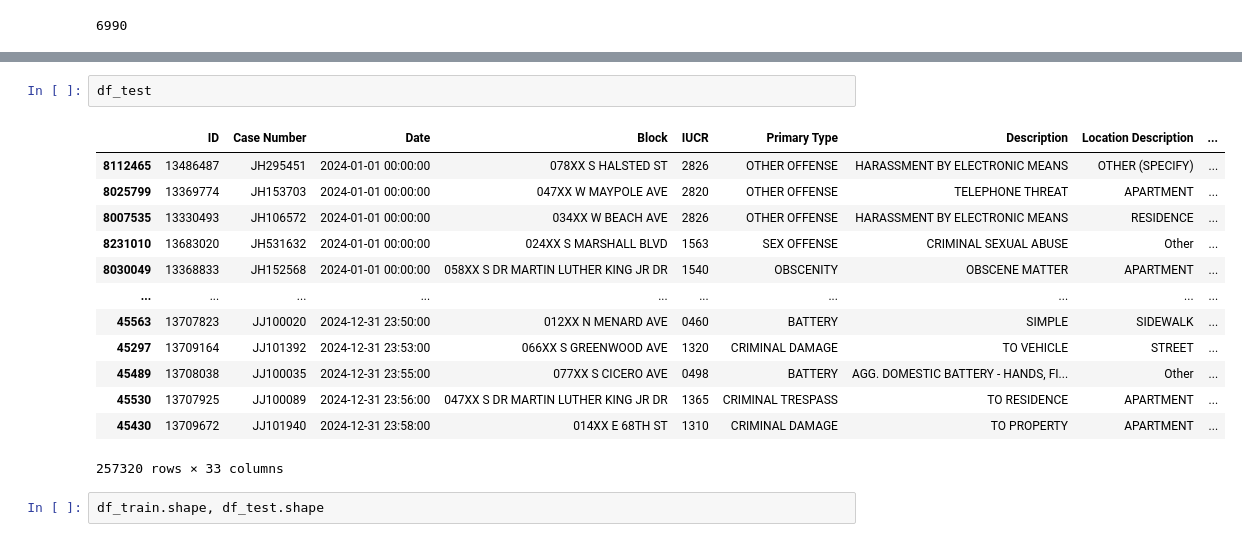
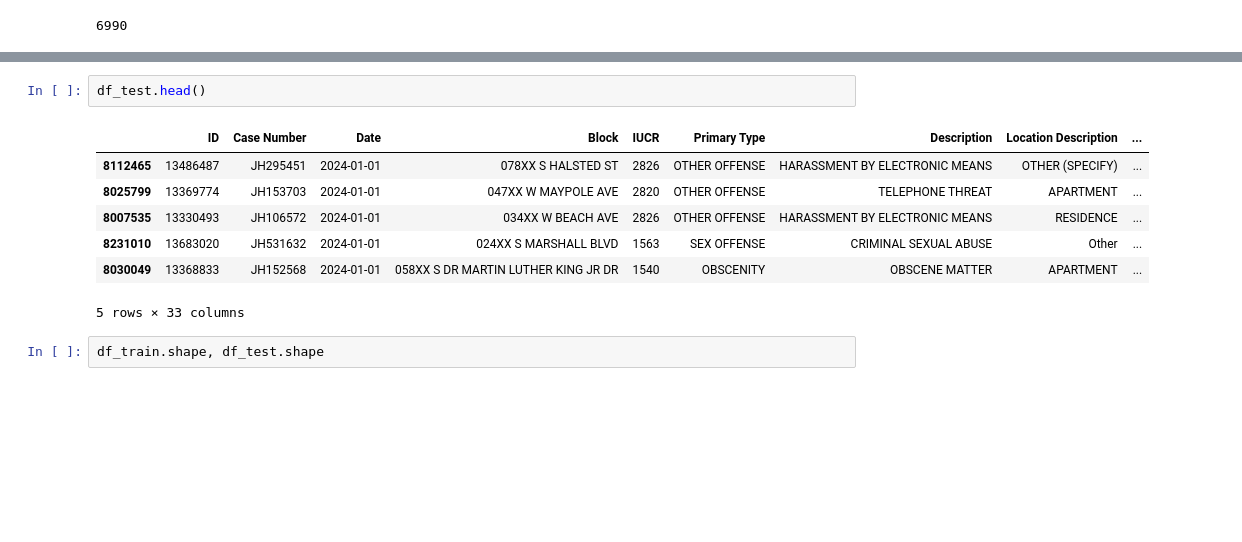
Before and after one commit to Lemonziz/IT5006Project, a Jupyter notebook: data_preprocessing_ziqi.ipynb, the cells around one changed output, grey strips where cells are left out. Cells and saved outputs as stored; diff of their text form; blank space fills up the shorter version.

```diff
--- a/data_preprocessing_ziqi.ipynb
+++ b/data_preprocessing_ziqi.ipynb
@@ -392,19 +386,13 @@ df_train
 # %%
-df_test
+df_test.head()
 # %% [output]
 |  | ID | Case Number | Date | Block | IUCR | Primary Type | Description | Location Description | ... |
-| 8112465 | 13486487 | JH295451 | 2024-01-01 00:00:00 | 078XX S HALSTED ST | 2826 | OTHER OFFENSE | HARASSMENT BY ELECTRONIC MEANS | OTHER (SPECIFY) | ... |
-| 8025799 | 13369774 | JH153703 | 2024-01-01 00:00:00 | 047XX W MAYPOLE AVE | 2820 | OTHER OFFENSE | TELEPHONE THREAT | APARTMENT | ... |
-| 8007535 | 13330493 | JH106572 | 2024-01-01 00:00:00 | 034XX W BEACH AVE | 2826 | OTHER OFFENSE | HARASSMENT BY ELECTRONIC MEANS | RESIDENCE | ... |
-| 8231010 | 13683020 | JH531632 | 2024-01-01 00:00:00 | 024XX S MARSHALL BLVD | 1563 | SEX OFFENSE | CRIMINAL SEXUAL ABUSE | Other | ... |
-| 8030049 | 13368833 | JH152568 | 2024-01-01 00:00:00 | 058XX S DR MARTIN LUTHER KING JR DR | 1540 | OBSCENITY | OBSCENE MATTER | APARTMENT | ... |
-| ... | ... | ... | ... | ... | ... | ... | ... | ... | ... |
-| 45563 | 13707823 | JJ100020 | 2024-12-31 23:50:00 | 012XX N MENARD AVE | 0460 | BATTERY | SIMPLE | SIDEWALK | ... |
-| 45297 | 13709164 | JJ101392 | 2024-12-31 23:53:00 | 066XX S GREENWOOD AVE | 1320 | CRIMINAL DAMAGE | TO VEHICLE | STREET | ... |
-| 45489 | 13708038 | JJ100035 | 2024-12-31 23:55:00 | 077XX S CICERO AVE | 0498 | BATTERY | AGG. DOMESTIC BATTERY - HANDS, FI... | Other | ... |
-| 45530 | 13707925 | JJ100089 | 2024-12-31 23:56:00 | 047XX S DR MARTIN LUTHER KING JR DR | 1365 | CRIMINAL TRESPASS | TO RESIDENCE | APARTMENT | ... |
-| 45430 | 13709672 | JJ101940 | 2024-12-31 23:58:00 | 014XX E 68TH ST | 1310 | CRIMINAL DAMAGE | TO PROPERTY | APARTMENT | ... |
+| 8112465 | 13486487 | JH295451 | 2024-01-01 | 078XX S HALSTED ST | 2826 | OTHER OFFENSE | HARASSMENT BY ELECTRONIC MEANS | OTHER (SPECIFY) | ... |
+| 8025799 | 13369774 | JH153703 | 2024-01-01 | 047XX W MAYPOLE AVE | 2820 | OTHER OFFENSE | TELEPHONE THREAT | APARTMENT | ... |
+| 8007535 | 13330493 | JH106572 | 2024-01-01 | 034XX W BEACH AVE | 2826 | OTHER OFFENSE | HARASSMENT BY ELECTRONIC MEANS | RESIDENCE | ... |
+| 8231010 | 13683020 | JH531632 | 2024-01-01 | 024XX S MARSHALL BLVD | 1563 | SEX OFFENSE | CRIMINAL SEXUAL ABUSE | Other | ... |
+| 8030049 | 13368833 | JH152568 | 2024-01-01 | 058XX S DR MARTIN LUTHER KING JR DR | 1540 | OBSCENITY | OBSCENE MATTER | APARTMENT | ... |
-257320 rows × 33 columns
+5 rows × 33 columns
 # %%
 df_train.shape, df_test.shape
 # %% [output]
```
Also changed, not shown: parts of 8 cells of this notebook, 4 other files.
